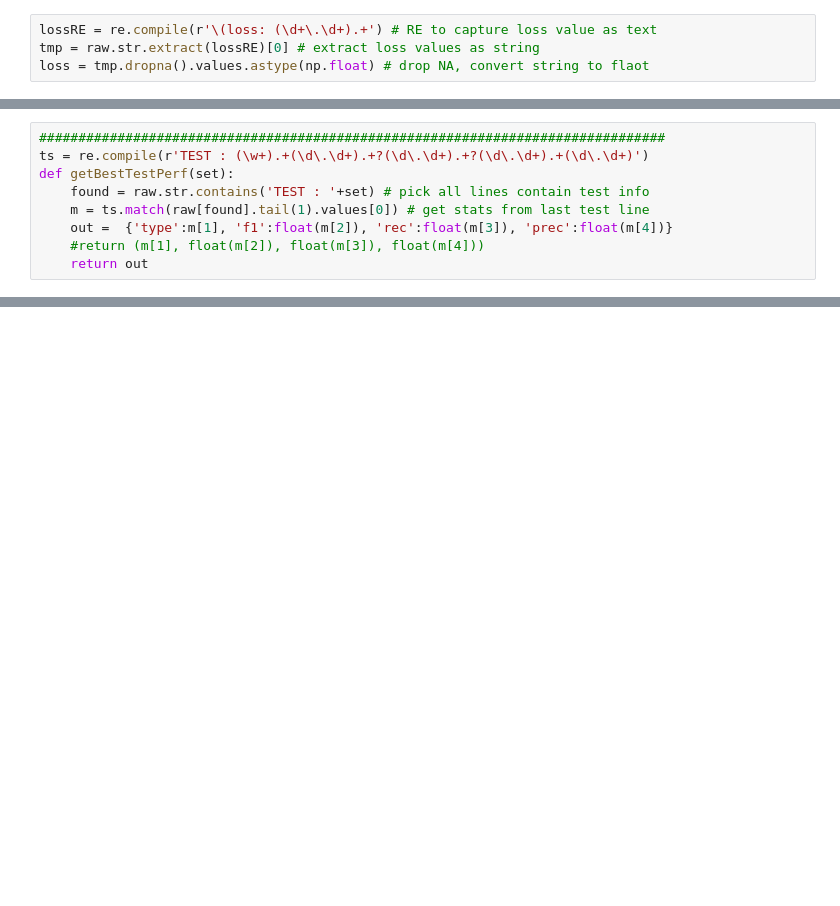
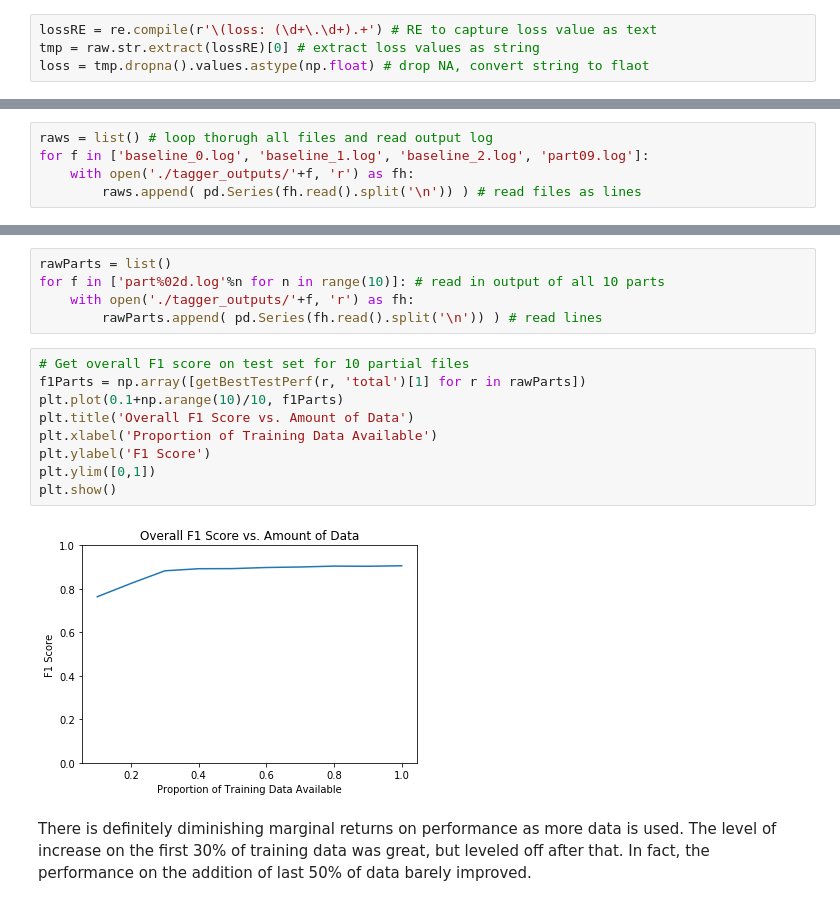
Before and after one commit to dchoi1357/JHU_Misc, a Jupyter notebook: NLP/lab06/Wu_John_Lab06_Analysis.ipynb, the cells around one changed output, grey strips where cells are left out. Cells and saved outputs as stored; diff of their text form; blank space fills up the shorter version.

```diff
--- a/NLP/lab06/Wu_John_Lab06_Analysis.ipynb
+++ b/NLP/lab06/Wu_John_Lab06_Analysis.ipynb
@@ -29,9 +58,0 @@ raw[raw.str.contains('TEST : total')].tail(1).values[0]
-# %%
-################################################################################
-ts = re.compile(r'TEST : (\w+).+(\d\.\d+).+?(\d\.\d+).+?(\d\.\d+).+(\d\.\d+)')
-def getBestTestPerf(set):
-    found = raw.str.contains('TEST : '+set) # pick all lines contain test info
-    m = ts.match(raw[found].tail(1).values[0]) # get stats from last test line
-    out =  {'type':m[1], 'f1':float(m[2]), 'rec':float(m[3]), 'prec':float(m[4])}
-    #return (m[1], float(m[2]), float(m[3]), float(m[4]))
-    return out
@@ -50,0 +63,5 @@ ts.match(s)
+# %%
+raws = list() # loop thorugh all files and read output log
+for f in ['baseline_0.log', 'baseline_1.log', 'baseline_2.log', 'part09.log']:
+    with open('./tagger_outputs/'+f, 'r') as fh:
+        raws.append( pd.Series(fh.read().split('\n')) ) # read files as lines
@@ -50,0 +83,18 @@ ts.match(s)
+# %%
+rawParts = list()
+for f in ['part%02d.log'%n for n in range(10)]: # read in output of all 10 parts
+    with open('./tagger_outputs/'+f, 'r') as fh:
+        rawParts.append( pd.Series(fh.read().split('\n')) ) # read lines
+# %%
+# Get overall F1 score on test set for 10 partial files
+f1Parts = np.array([getBestTestPerf(r, 'total')[1] for r in rawParts])
+plt.plot(0.1+np.arange(10)/10, f1Parts)
+plt.title('Overall F1 Score vs. Amount of Data')
+plt.xlabel('Proportion of Training Data Available')
+plt.ylabel('F1 Score')
+plt.ylim([0,1])
+plt.show()
+# %% [output]
+[figure, added]
+# %% [markdown]
+There is definitely diminishing marginal returns on performance as more data is used. The level of increase on the first 30% of training data was great, but leveled off after that. In fact, the performance on the addition of last 50% of data barely improved.
```
Also changed, not shown: parts of 25 cells of this notebook, 1 other file.
